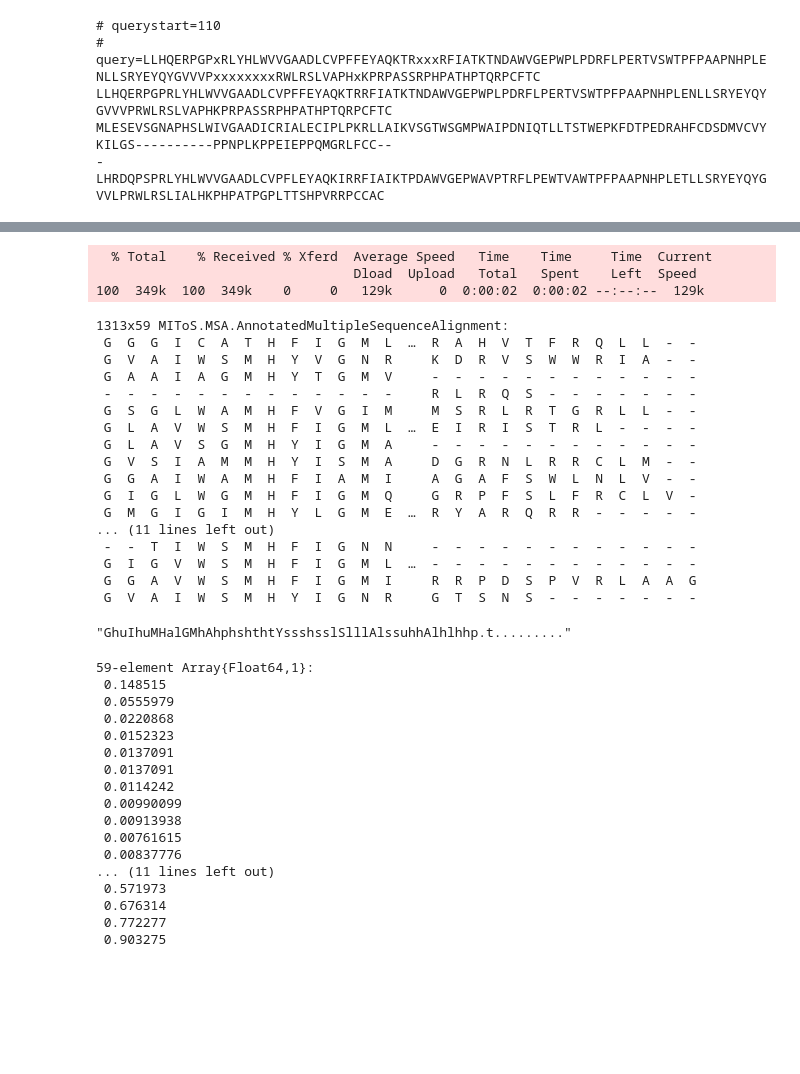
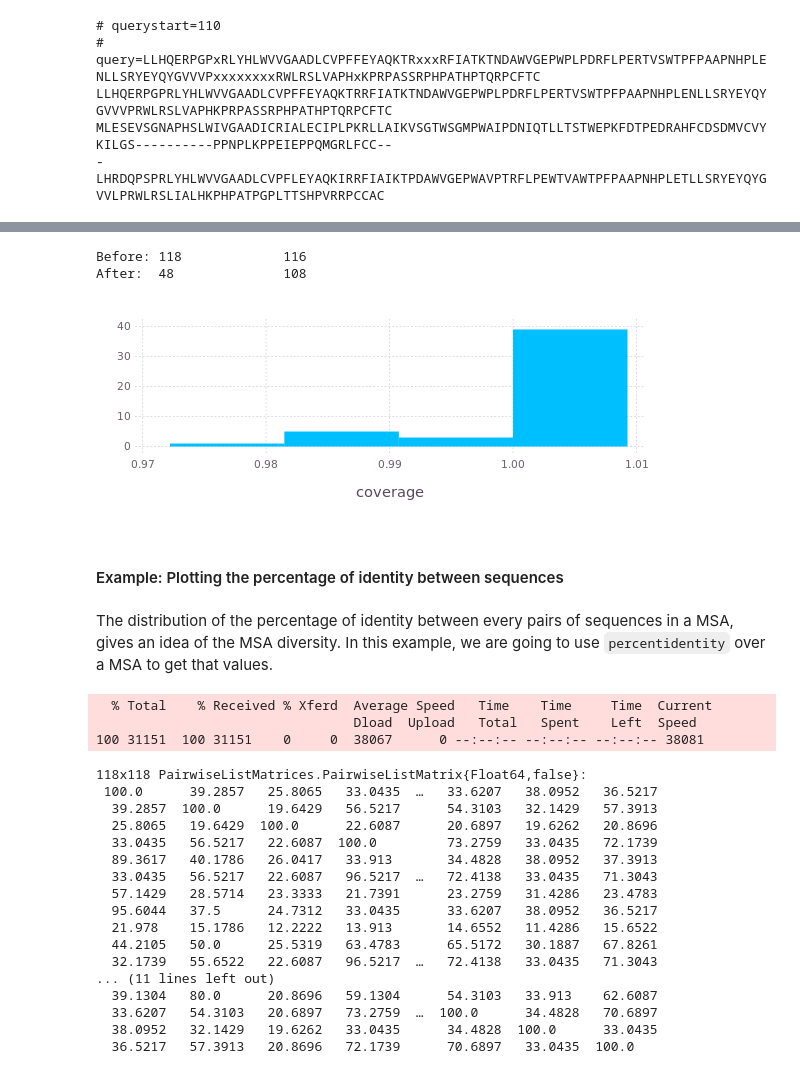
Before and after one commit to diegozea/MIToS.jl, a Jupyter notebook: docs/MSA.ipynb, the cells around one changed output, grey strips where cells are left out. Saved outputs shown, nothing was run; the diff lists cells and outputs as text; code cells hidden in the pictures; blank space fills up the shorter version.

```diff
--- a/docs/MSA.ipynb
+++ b/docs/MSA.ipynb
@@ -475,47 +639,39 @@ MLESEVSGNAPHSLWIVGAADICRIALECIPLPKRLLAIKVSGTWSGMPWAIPDNIQTLLTSTWEPKFDTPEDRAHFCDS
+# %%
+plot(   x = coverage(msa), #  Vector{Float64} with the coverage of each sequence
+        Geom.histogram,
+        Guide.xlabel("coverage") )
+# %% [output]
+Before: 118             116
+After:  48              108
+[figure, added]
+# %% [markdown]
+<a href="#"><i class="fa fa-arrow-up"></i></a>
+
+#### Example: Plotting the percentage of identity between sequences
+# %% [markdown]
+The distribution of the percentage of identity between every pairs of sequences in a MSA, gives an idea of the MSA diversity. In this example, we are going to use `percentidentity` over a MSA to get that values.
 # %%
-msa = read("http://pfam.xfam.org/family/PF03707/alignment/full", Stockholm)
+msa = read("http://pfam.xfam.org/family/PF09776/alignment/full", Stockholm)
+
+pid = percentidentity(msa)
 # %% [output]
   % Total    % Received % Xferd  Average Speed   Time    Time     Time  Current
                                  Dload  Upload   Total   Spent    Left  Speed
-100  349k  100  349k    0     0   129k      0  0:00:02  0:00:02 --:--:--  129k
+100 31151  100 31151    0     0  38067      0 --:--:-- --:--:-- --:--:-- 38081
-1313x59 MIToS.MSA.AnnotatedMultipleSequenceAlignment:
- G  G  G  I  C  A  T  H  F  I  G  M  L  …  R  A  H  V  T  F  R  Q  L  L  -  -
- G  V  A  I  W  S  M  H  Y  V  G  N  R     K  D  R  V  S  W  W  R  I  A  -  -
- G  A  A  I  A  G  M  H  Y  T  G  M  V     -  -  -  -  -  -  -  -  -  -  -  -
- -  -  -  -  -  -  -  -  -  -  -  -  -     R  L  R  Q  S  -  -  -  -  -  -  -
- G  S  G  L  W  A  M  H  F  V  G  I  M     M  S  R  L  R  T  G  R  L  L  -  -
- G  L  A  V  W  S  M  H  F  I  G  M  L  …  E  I  R  I  S  T  R  L  -  -  -  -
- G  L  A  V  S  G  M  H  Y  I  G  M  A     -  -  -  -  -  -  -  -  -  -  -  -
- G  V  S  I  A  M  M  H  Y  I  S  M  A     D  G  R  N  L  R  R  C  L  M  -  -
- G  G  A  I  W  A  M  H  F  I  A  M  I     A  G  A  F  S  W  L  N  L  V  -  -
- G  I  G  L  W  G  M  H  F  I  G  M  Q     G  R  P  F  S  L  F  R  C  L  V  -
- G  M  G  I  G  I  M  H  Y  L  G  M  E  …  R  Y  A  R  Q  R  R  -  -  -  -  -
+118x118 PairwiseListMatrices.PairwiseListMatrix{Float64,false}:
+ 100.0      39.2857   25.8065   33.0435  …   33.6207   38.0952   36.5217
+  39.2857  100.0      19.6429   56.5217      54.3103   32.1429   57.3913
+  25.8065   19.6429  100.0      22.6087      20.6897   19.6262   20.8696
+  33.0435   56.5217   22.6087  100.0         73.2759   33.0435   72.1739
+  89.3617   40.1786   26.0417   33.913       34.4828   38.0952   37.3913
+  33.0435   56.5217   22.6087   96.5217  …   72.4138   33.0435   71.3043
+  57.1429   28.5714   23.3333   21.7391      23.2759   31.4286   23.4783
+  95.6044   37.5      24.7312   33.0435      33.6207   38.0952   36.5217
+  21.978    15.1786   12.2222   13.913       14.6552   11.4286   15.6522
+  44.2105   50.0      25.5319   63.4783      65.5172   30.1887   67.8261
+  32.1739   55.6522   22.6087   96.5217  …   72.4138   33.0435   71.3043
 ... (11 lines left out)
- -  -  T  I  W  S  M  H  F  I  G  N  N     -  -  -  -  -  -  -  -  -  -  -  -
- G  I  G  V  W  S  M  H  F  I  G  M  L  …  -  -  -  -  -  -  -  -  -  -  -  -
- G  G  A  V  W  S  M  H  F  I  G  M  I     R  R  P  D  S  P  V  R  L  A  A  G
- G  V  A  I  W  S  M  H  Y  I  G  N  R     G  T  S  N  S  -  -  -  -  -  -  -
+  39.1304   80.0      20.8696   59.1304      54.3103   33.913    62.6087
+  33.6207   54.3103   20.6897   73.2759  …  100.0      34.4828   70.6897
+  38.0952   32.1429   19.6262   33.0435      34.4828  100.0      33.0435
+  36.5217   57.3913   20.8696   72.1739      70.6897   33.0435  100.0
-# %%
-consensus = getannotcolumn(msa, "seq_cons")
-# %% [output]
-"GhuIhuMHalGMhAhphshthtYssshsslSlllAlssuhhAlhlhhp.t........."
-# %%
-gaps = columngappercentage(msa)
-# %% [output]
-59-element Array{Float64,1}:
- 0.148515
- 0.0555979
- 0.0220868
- 0.0152323
- 0.0137091
- 0.0137091
- 0.0114242
- 0.00990099
- 0.00913938
- 0.00761615
- 0.00837776
-... (11 lines left out)
- 0.571973
- 0.676314
- 0.772277
- 0.903275
```
Also changed, not shown: parts of 48 cells of this notebook, 18 other files.
